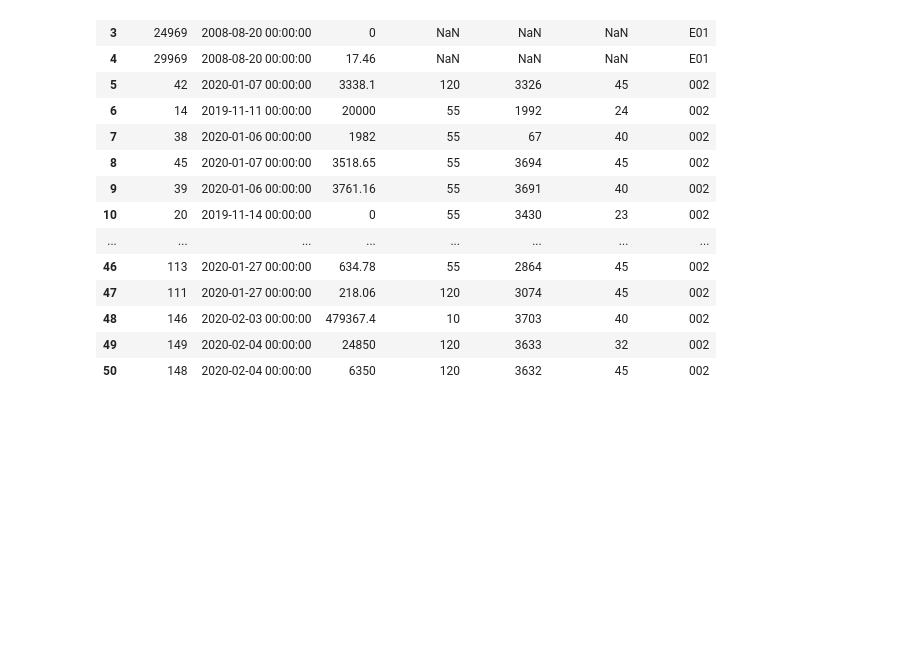
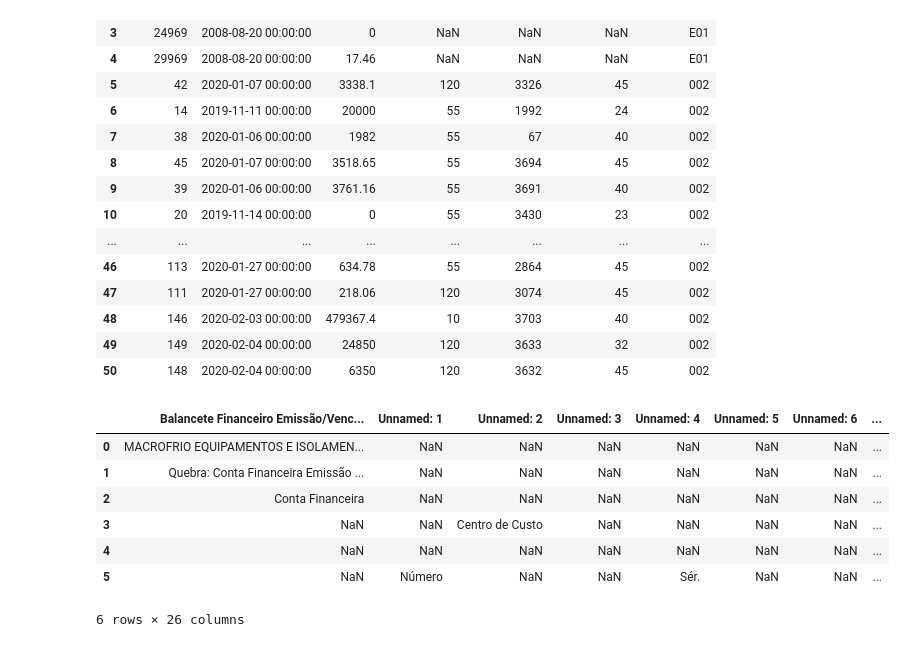
Before and after one commit to dadosmfp/ETL, a Jupyter notebook: Untitled-1.ipynb, the cells around one changed output. Saved outputs shown, nothing was run; the diff lists cells and outputs as text; code cells hidden in the pictures; blank space fills up the shorter version.

```diff
--- a/modules/Untitled-1.ipynb
+++ b/Untitled-1.ipynb
@@ -425,0 +428,13 @@ pedido.head(50)
+# %%
+df = pd.read_excel(r'data\emissaomacro.xls')
+# %%
+df.head(6)
+# %% [output]
+|  | Balancete Financeiro Emissão/Venc... | Unnamed: 1 | Unnamed: 2 | Unnamed: 3 | Unnamed: 4 | Unnamed: 5 | Unnamed: 6 | ... |
+| 0 | MACROFRIO EQUIPAMENTOS E ISOLAMEN... | NaN | NaN | NaN | NaN | NaN | NaN | ... |
+| 1 | Quebra: Conta Financeira Emissão ... | NaN | NaN | NaN | NaN | NaN | NaN | ... |
+| 2 | Conta Financeira | NaN | NaN | NaN | NaN | NaN | NaN | ... |
+| 3 | NaN | NaN | Centro de Custo | NaN | NaN | NaN | NaN | ... |
+| 4 | NaN | NaN | NaN | NaN | NaN | NaN | NaN | ... |
+| 5 | NaN | Número | NaN | NaN | Sér. | NaN | NaN | ... |
+6 rows × 26 columns
```
Also changed, not shown: parts of 3 cells of this notebook, 3 other files.
